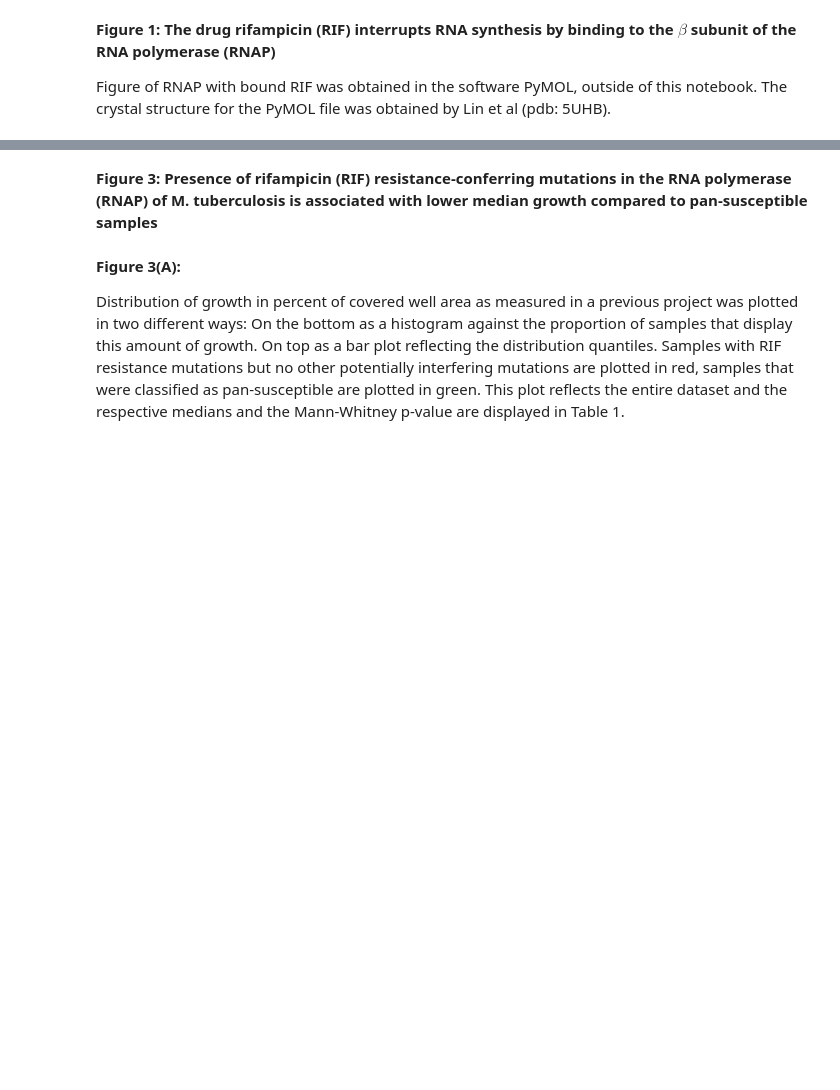
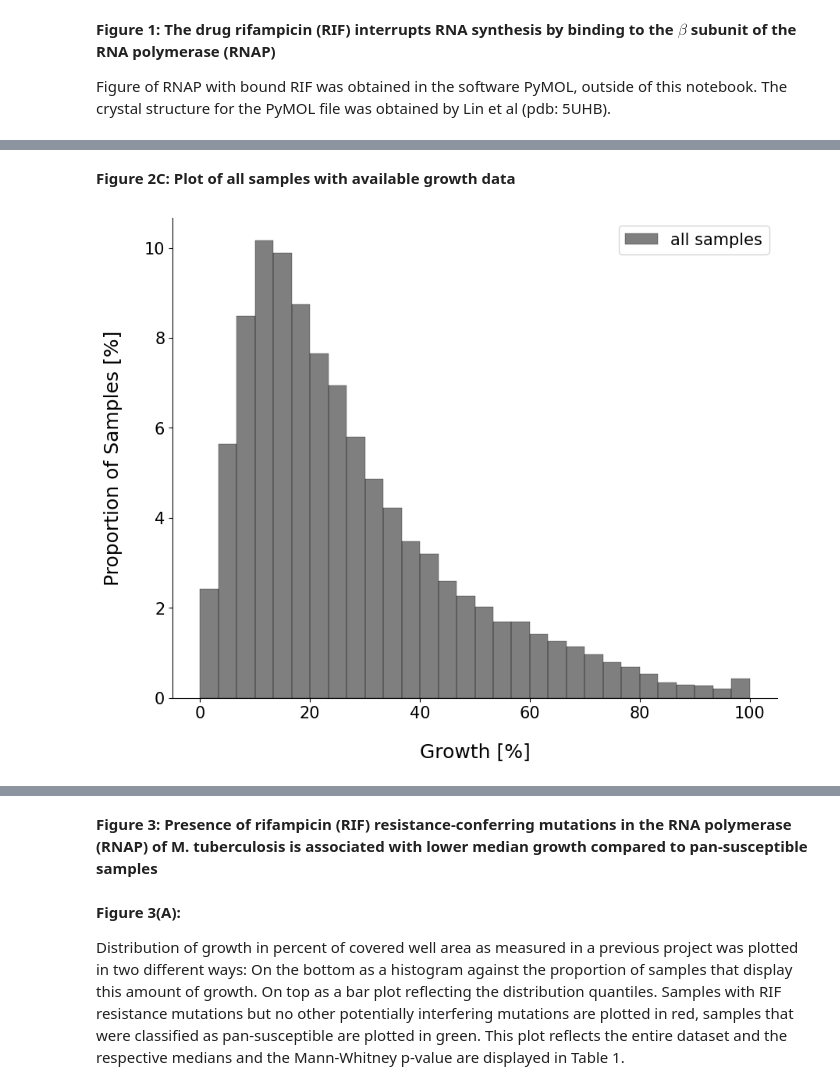
Before and after one commit to viktoria023/thesis, a Jupyter notebook: tb-rnap-compensation/Recreate_figures_paper.ipynb, the cells around one changed output, grey strips where cells are left out. Saved outputs shown, nothing was run; the diff lists cells and outputs as text; code cells hidden in the pictures; blank space fills up the shorter version.

```diff
--- a/tb-rnap-compensation/Recreate_figures_paper.ipynb
+++ b/tb-rnap-compensation/Recreate_figures_paper.ipynb
@@ -114,0 +172,28 @@ Picture courtesy of Prof. Philip W. Fowler. Not generated within this notebook.
+# %% [markdown]
+**Figure 2C: Plot of all samples with available growth data**
+# %%
+fig = plt.figure(figsize=(10, 8))
+
+sns.histplot(data = PLATES.IM_POS_AVERAGE, label="all samples", color = 'black', **hist_args)
+
+#Despine plots
+sns.despine(top = True, right=True, left = False, bottom = False, offset = False, trim = False)
+
+axes = [ax_box1, ax_box2]
+for ax in axes:
+    sns.despine(ax = ax, top = True, right=True, left = True, bottom = True, offset = False, trim = False)
+    ax.tick_params(left=False, bottom=False)
+    ax.set(yticklabels=[])
+    ax.set(xlabel='')
+
+#label plots
+plt.xlabel("Growth [%]", size = 18, labelpad = 20)
+plt.xticks(fontsize = 15)
+plt.ylabel("Proportion of Samples [%]", size = 18, labelpad = 20)
+plt.yticks(fontsize = 15)
+plt.legend(loc = 'upper right', fontsize = 15)
+
+#uncomment this for saving figure:
+# fig.savefig('all_samples.svg', format='svg', dpi=1200)
+# %% [output]
+[figure, added]
```
Also changed, not shown: parts of 13 cells of this notebook.
